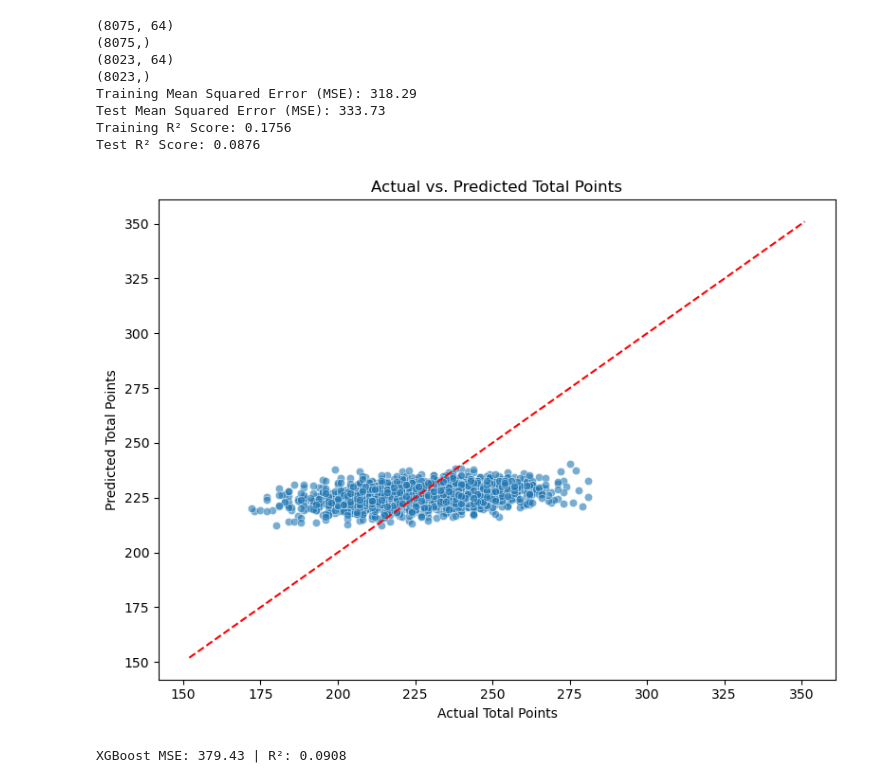
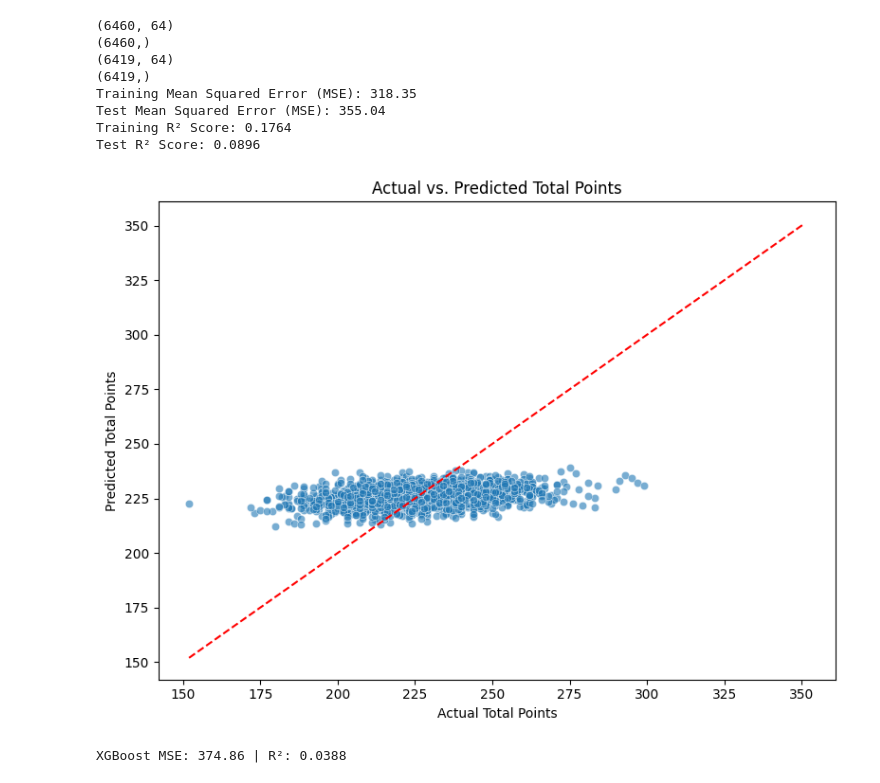
Before and after one commit to TritonEden/Oracle-Arena, a Jupyter notebook: data_extraction/pointspred_reg_final.ipynb, the cells around one changed output. Saved outputs shown, nothing was run; the diff lists cells and outputs as text; code cells hidden in the pictures.

```diff
--- a/data_extraction/pointspred_reg_final.ipynb
+++ b/data_extraction/pointspred_reg_final.ipynb
@@ -438,20 +450,20 @@ X_scaled = scaler.fit_transform(X)
 
 X_scaled = np.log1p(X_scaled)  # Apply log transformation to the scaled features
 
-print(X_scaled.shape)
-print(y.shape)
+# Split data into training and testing sets
+X_train, X_test, y_train, y_test = train_test_split(X_scaled, y, test_size=0.2, shuffle=False)
 
-# Apply Z-score to remove outlier scores
-y_zscore = zscore(y)
+print(X_train.shape)
+print(y_train.shape)
+
+# Apply Z-score to remove outlier scores from training data
+y_zscore = zscore(y_train)
 mask = np.abs(y_zscore) < 2.8  # Create mask to remove ~50/8000 scores that are outliers
-X_scaled_filtered = X_scaled[mask]
-y_filtered = y[mask]
+X_train = X_train[mask]
+y_train = y_train[mask]
 
-print(X_scaled_filtered.shape)
-print(y_filtered.shape)
-
-# Split data into training and testing sets
-X_train, X_test, y_train, y_test = train_test_split(X_scaled_filtered, y_filtered, test_size=0.2, shuffle=False)
+print(X_train.shape)
+print(y_train.shape)
 
 param_grid = {
     'n_estimators': [50, 100, 200],
@@ -475,43 +487,43 @@ model = GradientBoostingRegressor(
 
 # Fit the model to the training data
 model.fit(X_train, y_train)
 
 # Make predictions on the test set
 y_pred = model.predict(X_test)
 
-# Calculate MSE and R² score for both training and test sets
+# Calculate MSE and R² score for both training an d test sets
 y_train_pred = model.predict(X_train)  # Predictions on training set
 mse_train = mean_squared_error(y_train, y_train_pred)
 mse_test = mean_squared_error(y_test, y_pred)
 
 r2_train = r2_score(y_train, y_train_pred)
 r2_test = r2_score(y_test, y_pred)
 
 # Print performance metrics
 print("Training Mean Squared Error (MSE):", round(mse_train, 2))
 print("Test Mean Squared Error (MSE):", round(mse_test, 2))
 print("Training R² Score:", round(r2_train, 4))
 print("Test R² Score:", round(r2_test, 4))
 
 # Plot predictions vs actual for the test set
 plt.figure(figsize=(8, 6))
 sns.scatterplot(x=y_test, y=y_pred, alpha=0.6)
 plt.plot([y.min(), y.max()], [y.min(), y.max()], color='red', linestyle='--')
 plt.xlabel("Actual Total Points")
 plt.ylabel("Predicted Total Points")
 plt.title("Actual vs. Predicted Total Points")
 plt.tight_layout()
 plt.show()
 # %% [output]
-(8075, 64)
-(8075,)
-(8023, 64)
-(8023,)
-Training Mean Squared Error (MSE): 318.29
-Test Mean Squared Error (MSE): 333.73
-Training R² Score: 0.1756
-Test R² Score: 0.0876
+(6460, 64)
+(6460,)
+(6419, 64)
+(6419,)
+Training Mean Squared Error (MSE): 318.35
+Test Mean Squared Error (MSE): 355.04
+Training R² Score: 0.1764
+Test R² Score: 0.0896
-[figure, old version]
+[figure, new version]
 # %%
 import xgboost as xgb
 
@@ -533,7 +545,7 @@ r2_xgb = r2_score(y_test, y_pred_xgb)
 
 print("XGBoost MSE:", round(mse_xgb, 2), "| R²:", round(r2_xgb, 4))
 # %% [output]
-XGBoost MSE: 379.43 | R²: 0.0908
+XGBoost MSE: 374.86 | R²: 0.0388
 # %%
 import xgboost as xgb
 from sklearn.model_selection import RandomizedSearchCV, train_test_split
```
Also changed, not shown: parts of 7 cells of this notebook, 2 other files.
